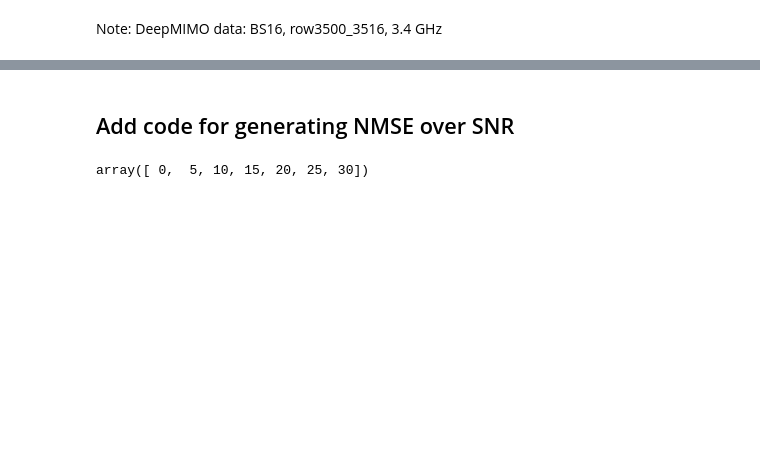
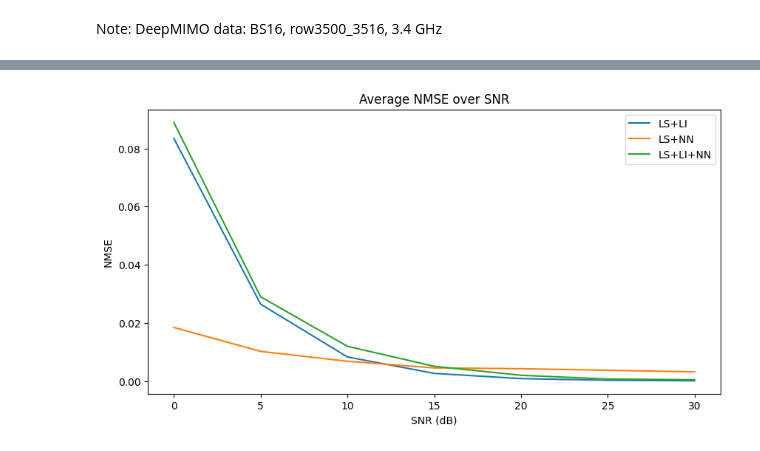
Before and after one commit to thienhieu-hoang/one_shot_Hest_cleanver, a Jupyter notebook: Torch_code/train/static_CNN_lr1e-5_v4_r3500_3516_instance_min_max.ipynb, the cells around one changed output, grey strips where cells are left out. Saved outputs shown, nothing was run; the diff lists cells and outputs as text; code cells hidden in the pictures; blank space fills up the shorter version.

```diff
--- a/Torch_code/train/static_CNN_lr1e-5_v4_r3500_3516_instance_min_max.ipynb
+++ b/Torch_code/train/static_CNN_lr1e-5_v4_r3500_3516_instance_min_max.ipynb
@@ -402,11 +399,17 @@ LS+CNN NMSE: 0.0025647347792983055
 <Figure size 1000x500 with 0 Axes>
 <Figure size 1000x500 with 0 Axes>
 ... (46 outputs left out)
-# %% [markdown]
-## Add code for generating NMSE over SNR
-# %%
-SNR
-mse_train = []
-mse_val   = []
-# %% [output]
-array([ 0,  5, 10, 15, 20, 25, 30])
+# %%
+
+import matplotlib.pyplot as plt
+plt.figure(figsize=(10, 5))
+plt.plot(SNR, nmse_LS_LI_val, label='LS+LI')
+plt.plot(SNR, nmse_LS_NN_val, label='LS+NN')
+plt.plot(SNR, nmse_LI_NN_val, label='LS+LI+NN')
+plt.xlabel('SNR (dB)')
+plt.ylabel('NMSE')
+plt.title('Average NMSE over SNR')
+plt.legend()
+plt.show()
+# %% [output]
+[figure, added]
```
Also changed, not shown: parts of 4 cells of this notebook, 6 other files.
